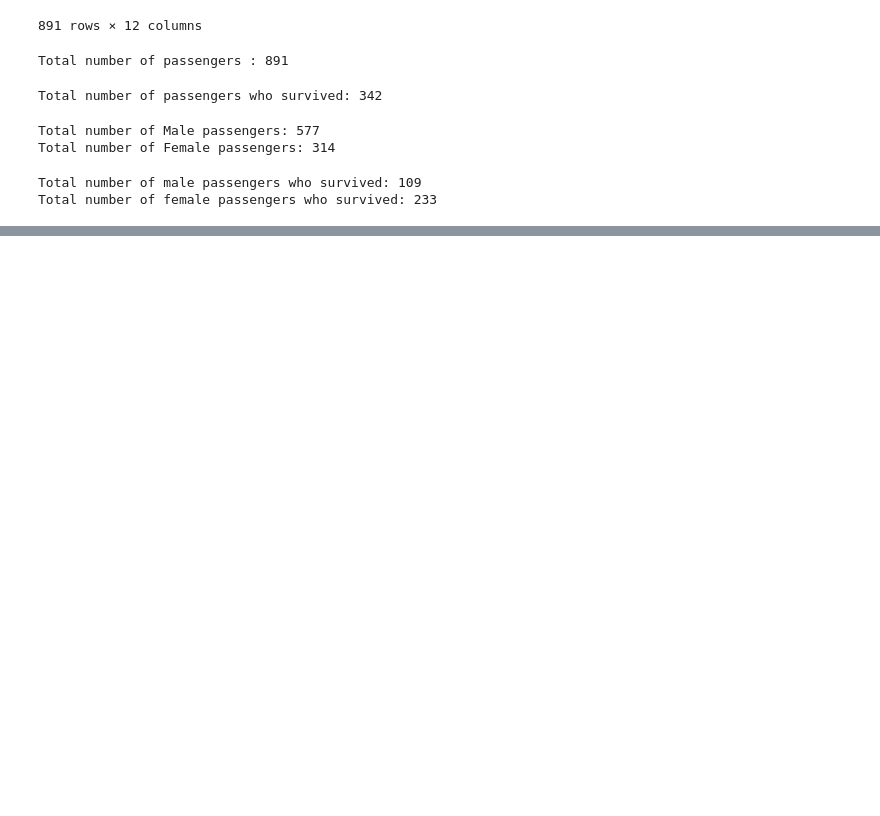
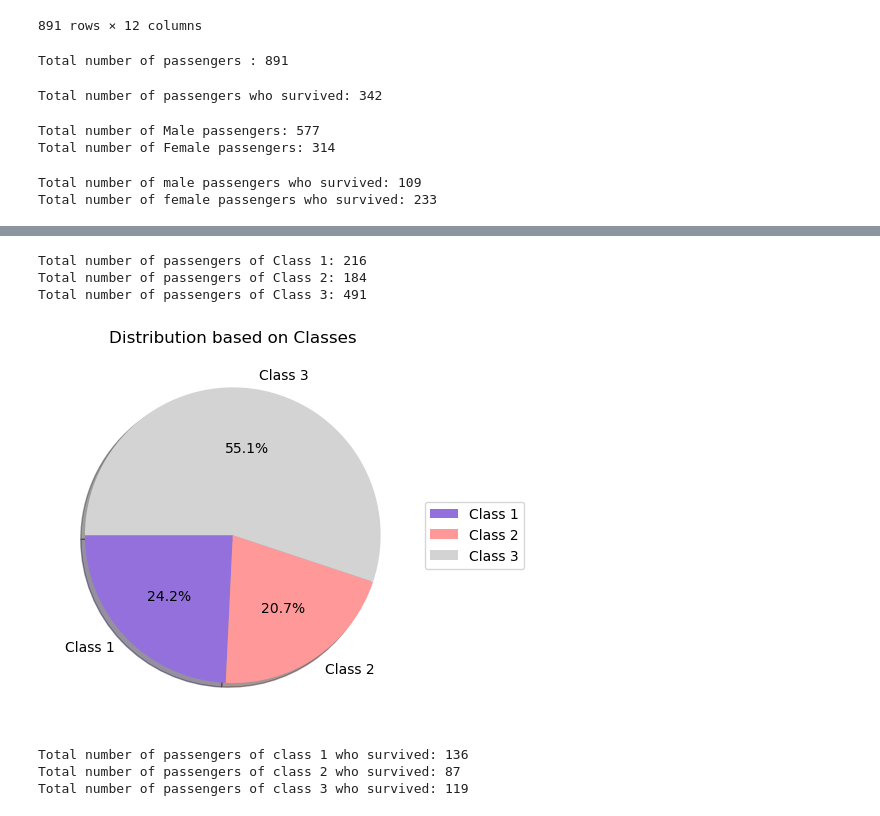
Before and after one commit to shiffa-04/Titanic-Data-set, a Jupyter notebook: Data-set.ipynb, the cells around one changed output, grey strips where cells are left out. Saved outputs shown, nothing was run; the diff lists cells and outputs as text; code cells hidden in the pictures; blank space fills up the shorter version.

```diff
--- a/Data-set.ipynb
+++ b/Data-set.ipynb
@@ -70,0 +98,39 @@ plt.show()
+# %%
+#-----Passengers of different Classes-----
+
+class1_passengers = (df['Pclass'] ==1).sum()
+print(f"Total number of passengers of Class 1: {class1_passengers}")
+class2_passengers = (df['Pclass'] ==2).sum()
+print(f"Total number of passengers of Class 2: {class2_passengers}")
+class3_passengers = (df['Pclass'] ==3).sum()
+print(f"Total number of passengers of Class 3: {class3_passengers}")
+# %% [output]
+Total number of passengers of Class 1: 216
+Total number of passengers of Class 2: 184
+Total number of passengers of Class 3: 491
+# %%
+import matplotlib.pyplot as plt
+label=['Class 1','Class 2','Class 3']
+data =[class1_passengers , class2_passengers, class3_passengers]
+shades = ['mediumpurple','#ff9999','lightgray']
+plt.title("Distribution based on Classes")
+plt.pie(data, labels=label,colors=shades, shadow=True,startangle=180,autopct ='%2.1f%%')
+plt.legend(loc='center left', bbox_to_anchor =(1,0.5))
+plt.show()
+# %% [output]
+[figure, added]
+# %%
+#------Survival based on Classes-------#
+
+class1_survived = ((df['Pclass'] ==1) & (df['Survived']==1)).sum()
+print(f"Total number of passengers of class 1 who survived: {class1_survived}")
+
+class2_survived = ((df['Pclass'] ==2) & (df['Survived']==1)).sum()
+print(f"Total number of passengers of class 2 who survived: {class2_survived}")
+
+class3_survived = ((df['Pclass'] ==3) & (df['Survived']==1)).sum()
+print(f"Total number of passengers of class 3 who survived: {class3_survived}")
+# %% [output]
+Total number of passengers of class 1 who survived: 136
+Total number of passengers of class 2 who survived: 87
+Total number of passengers of class 3 who survived: 119
```
Also changed, not shown: parts of 6 cells of this notebook.
